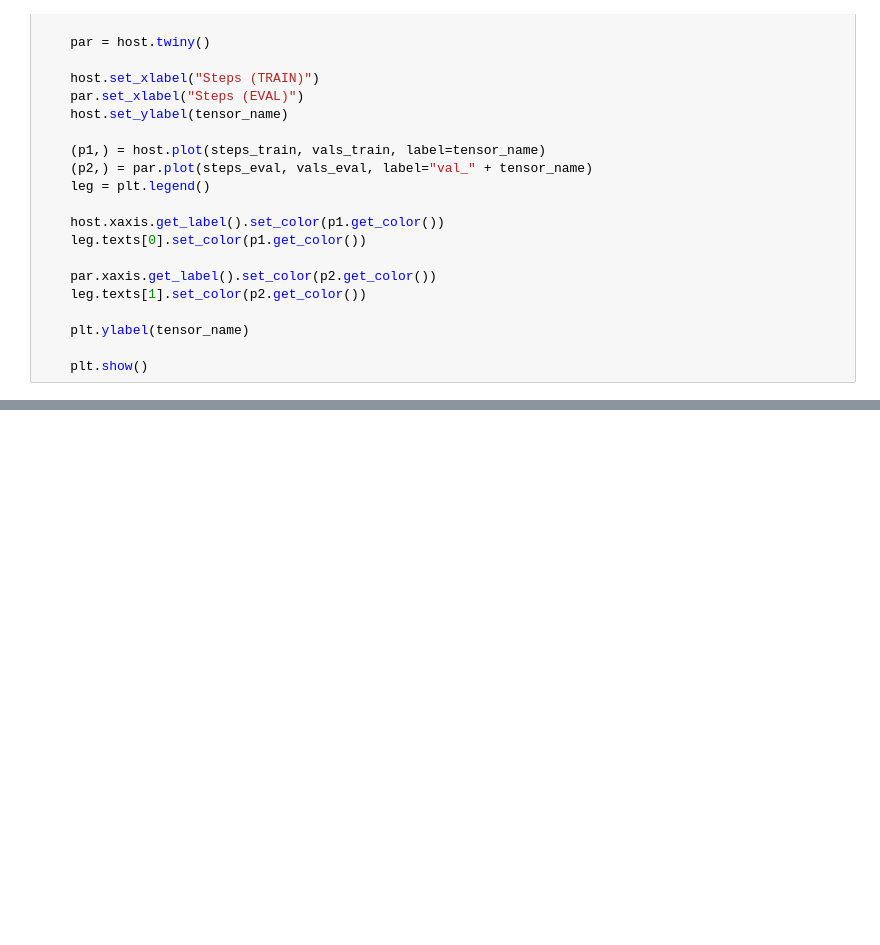
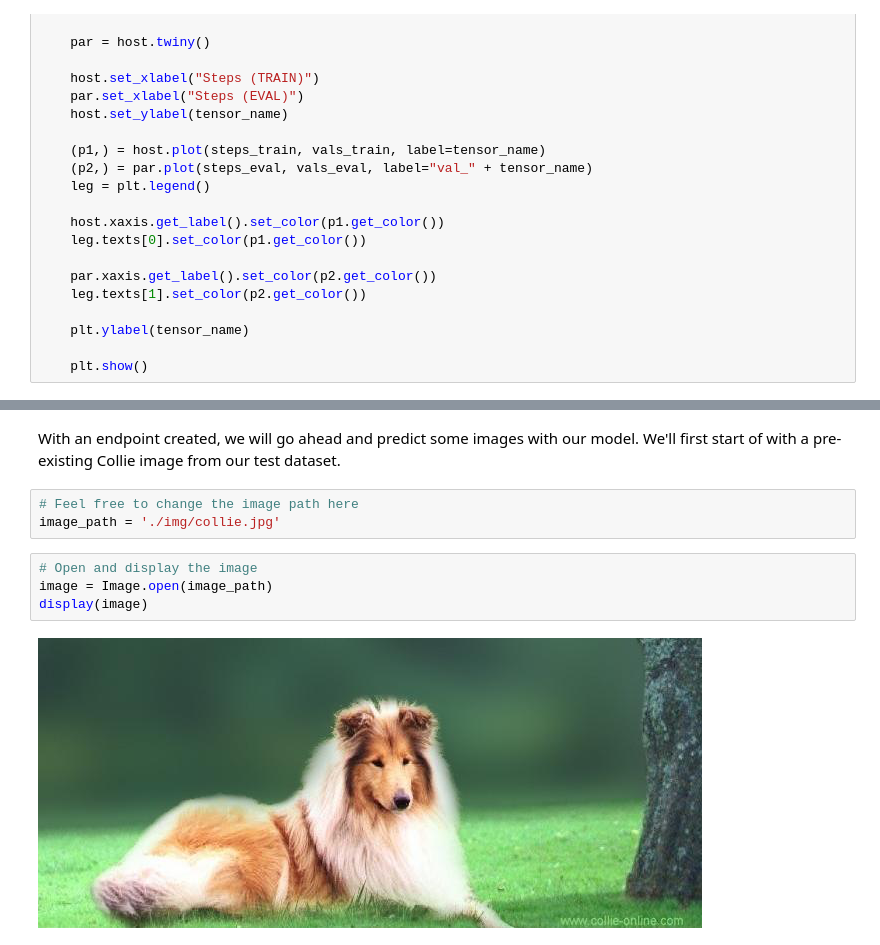
Before and after one commit to dtruong4/sagemaker_ml_image_classification, a Jupyter notebook: train_and_deploy.ipynb, the cells around one changed output, grey strips where cells are left out. Drawn from its saved outputs; the diff is of its cells as text; blank space fills up the shorter version.

```diff
--- a/train_and_deploy.ipynb
+++ b/train_and_deploy.ipynb
@@ -343,0 +765,11 @@ predictor.delete_endpoint()
+# %% [markdown]
+With an endpoint created, we will go ahead and predict some images with our model. We'll first start of with a pre-existing Collie image from our test dataset.
+# %%
+# Feel free to change the image path here
+image_path = './img/collie.jpg'
+# %%
+# Open and display the image
+image = Image.open(image_path)
+display(image)
+# %% [output]
+[figure, added]
```
Also changed, not shown: parts of 91 cells of this notebook.
